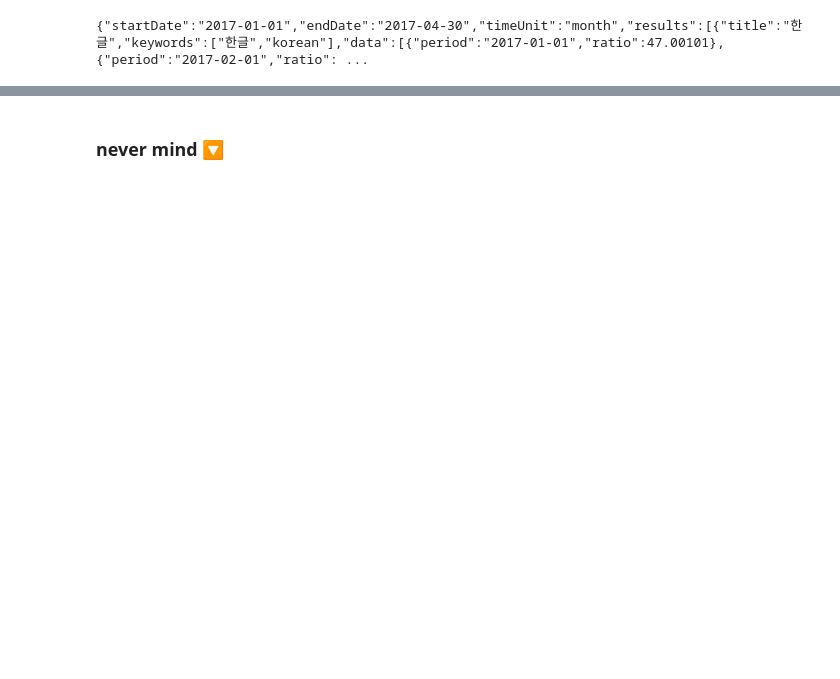
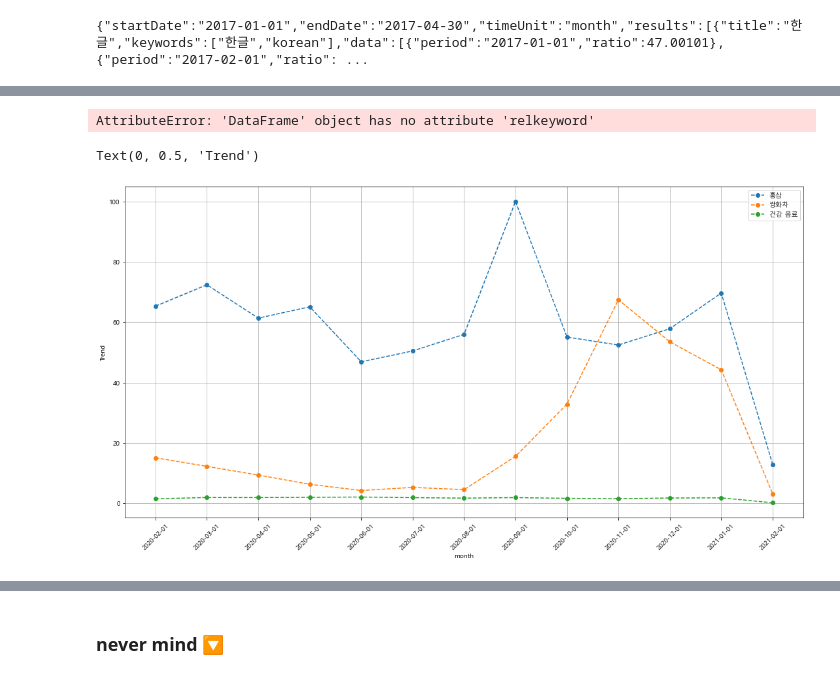
Before and after one commit to epsilon-deltta/MAIO, a Jupyter notebook: ad_management_sample.ipynb, the cells around one changed output, grey strips where cells are left out. Drawn from its saved outputs; the diff is of its cells as text; code cells hidden in the pictures; blank space fills up the shorter version.

Commit message:
Integrated to one system (naver-ads-keyword & keywords trends)

```diff
--- a/ad_management_sample.ipynb
+++ b/ad_management_sample.ipynb
@@ -228,0 +252,2 @@ plt.show()
+# %%
+keywords10 = keywords[:10]
@@ -228,0 +268,52 @@ plt.show()
+# %%
+from datetime import datetime
+from dateutil.relativedelta import relativedelta as delta
+end = datetime.now().strftime('%Y-%m-%d')
+start   = (datetime.now() - delta(years=1) ).strftime('%Y-%m-%d')
+
+kwds=keywords10.relkeyword.to_list()
+# %% [output]
+AttributeError: 'DataFrame' object has no attribute 'relkeyword'
+# %%
+## naver data lab
+client_id = "mPqve99kz5A07ptbK3BE"
+client_secret = "zfhC0sLs8M"
+url = "https://openapi.naver.com/v1/datalab/search";
+body = {
+    'startDate': start,
+    'endDate':  end,
+    'timeUnit': 'month',
+    'keywordGroups' :[]
+#     'keywordGroups': [{'groupName': '한글', 'keywords': ['한글', 'korean']},
+#                       {'groupName': '영어', 'keywords': ['영어', 'english']}],
+#     'device': 'pc',
+#     'ages': ['1', '2'],
+#     'gender': 'f'
+}
+for kw in kwds:
+    group = { 'groupName': kw , 'keywords': [kw] }
+    body['keywordGroups'].append(group)
+
+header = {}
+header["X-Naver-Client-Id"] = client_id
+header["X-Naver-Client-Secret"] = client_secret
+header["Content-Type"]="application/json"
+rq = requests.post(url ,json=body ,headers=header )
+
+results = rq.json()['results']
+# %%
+fig, axs = plt.subplots(1, 1, constrained_layout=True, sharey=True,figsize=(15,8))
+for item in results:
+    df = pd.DataFrame(item['data'])
+    axs.plot(df.period,df.ratio,'--o',label=item['title'])
+
+axs.grid(True)
+plt.xticks(rotation=45)
+plt.legend(loc='best')
+plt.xlabel('month')
+plt.ylabel('Trend')
+fig.savefig('data/graph.png')
+# plt.title('jax')
+# %% [output]
+Text(0, 0.5, 'Trend')
+[figure, added]
```
Also changed, not shown: parts of 14 cells of this notebook, 2 other files.
